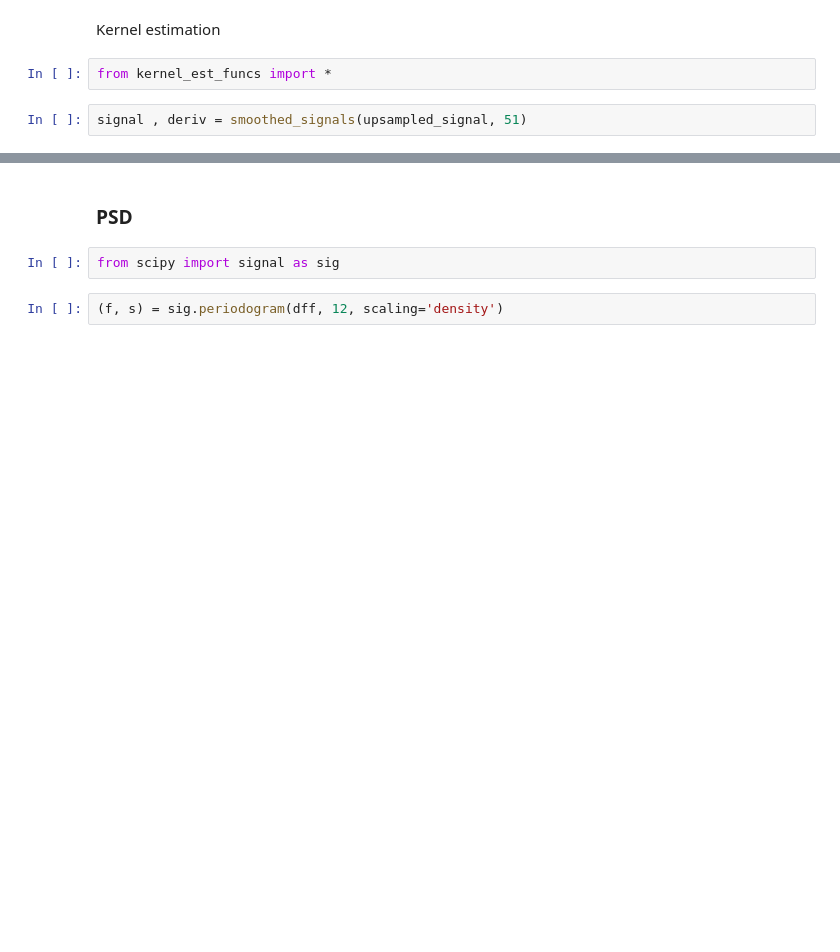
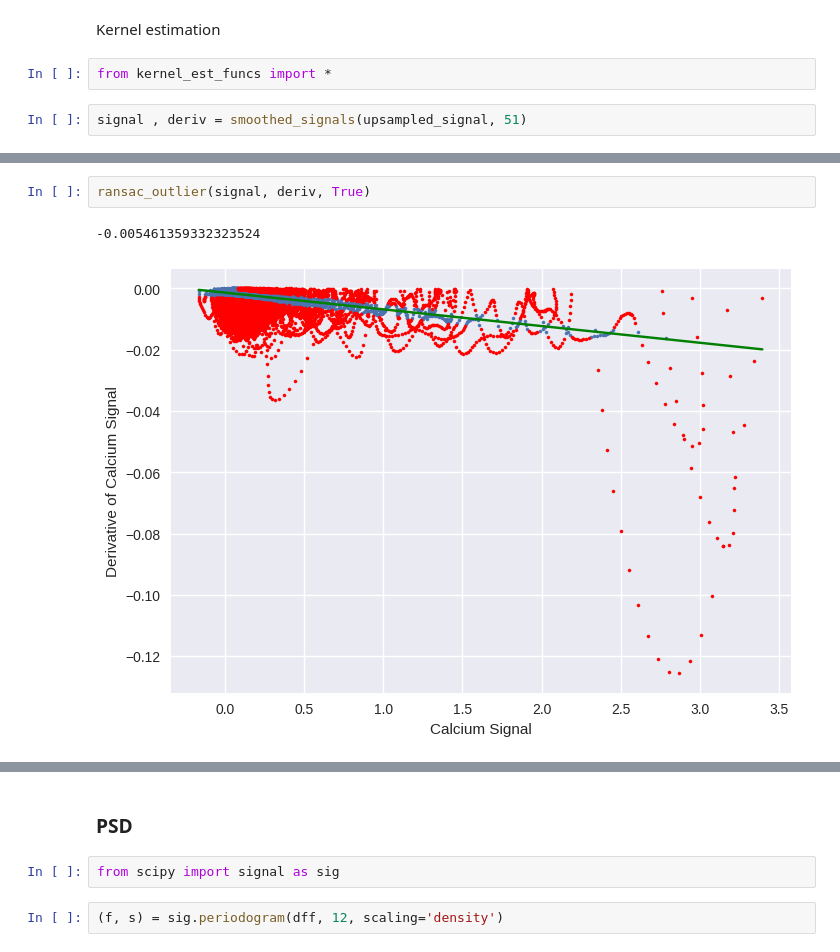
Before and after one commit to mjoudy/Cascade, a Jupyter notebook: cascade_download.ipynb, the cells around one changed output, grey strips where cells are left out. Cells and saved outputs as stored; diff of their text form; blank space fills up the shorter version.

```diff
--- a/cascade_download.ipynb
+++ b/cascade_download.ipynb
@@ -313,0 +312,5 @@ pure_fit(signal, deriv, True)
+# %%
+ransac_outlier(signal, deriv, True)
+# %% [output]
+-0.005461359332323524
+[figure, added]
```
Also changed, not shown: parts of 26 cells of this notebook.
